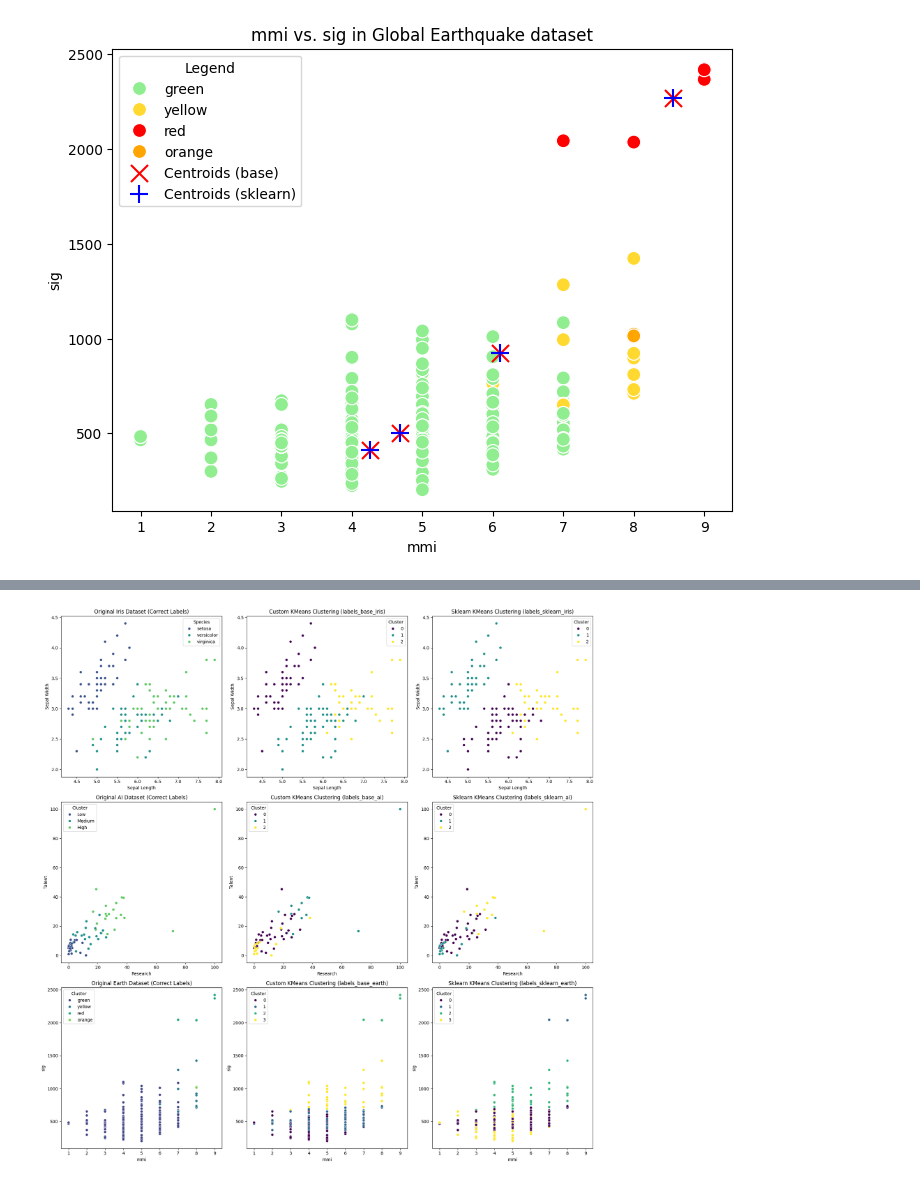
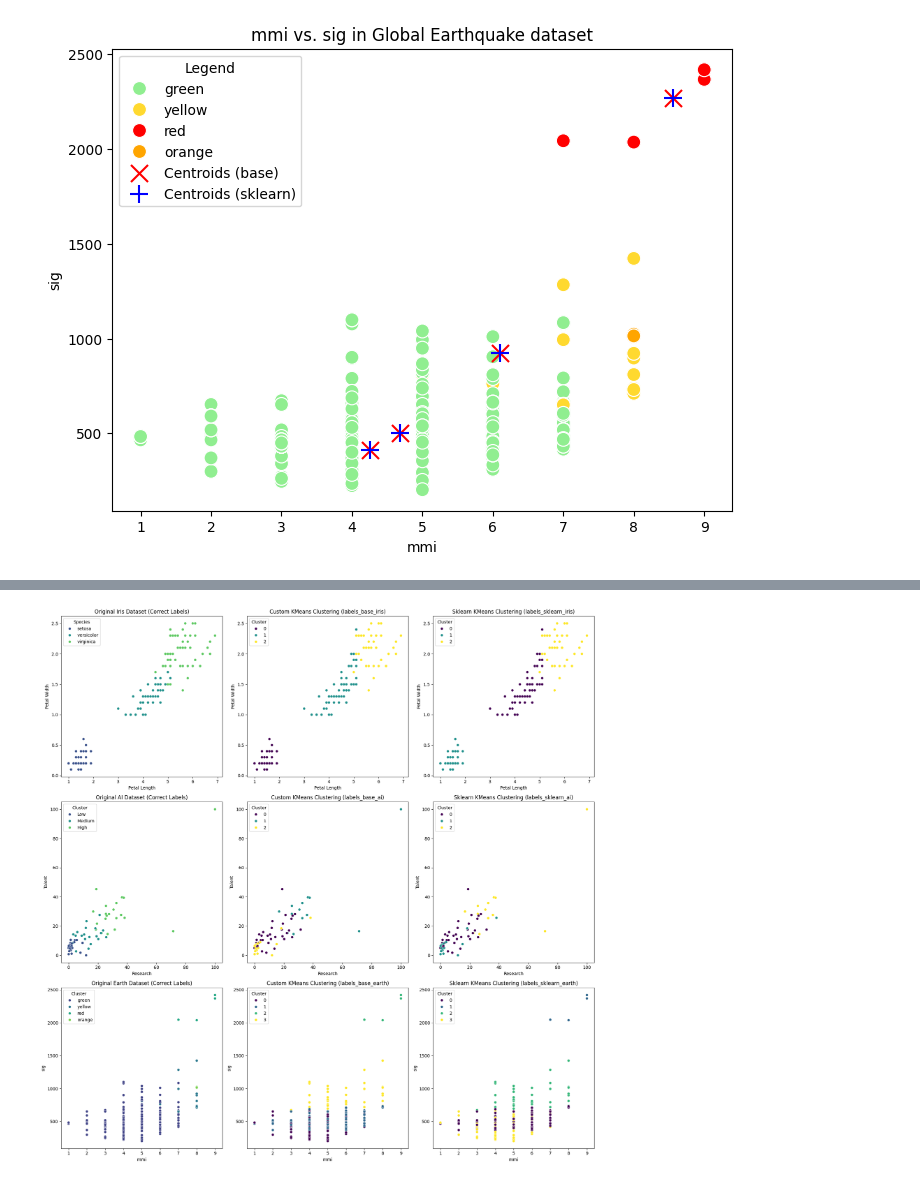
Before and after one commit to mirchandani-mohnish/ClusterMetrics, a Jupyter notebook: kmeans.ipynb, the cells around one changed output, grey strips where cells are left out. Saved outputs shown, nothing was run; the diff lists cells and outputs as text; code cells hidden in the pictures.

```diff
--- a/kmeans.ipynb
+++ b/kmeans.ipynb
@@ -347,75 +342,63 @@ Top 5 Features Sorted by Importance: ['sig', 'mmi', 'longitude', 'latitude', 'dm
 import matplotlib.pyplot as plt
 import seaborn as sns
 
-# Create a figure with three subplots
 fig, axes = plt.subplots(3, 3, figsize=(18, 18))
 
-# Plot 1: Original Iris Dataset with Correct Labels
-sns.scatterplot(data=iris, x="sepal_length", y="sepal_width", hue="species", palette="viridis", ax=axes[0][0])
+sns.scatterplot(data=iris, x="petal_length", y="petal_width", hue="species", palette="viridis", ax=axes[0][0])
 axes[0][0].set_title("Original Iris Dataset (Correct Labels)")
-axes[0][0].set_xlabel("Sepal Length")
-axes[0][0].set_ylabel("Sepal Width")
+axes[0][0].set_xlabel("Petal Length")
+axes[0][0].set_ylabel("Petal Width")
 axes[0][0].legend(title="Species")
 
-# Plot 2: Custom DBSCAN Labels (labels_base_iris)
-sns.scatterplot(data=iris, x="sepal_length", y="sepal_width", hue=labels_base_iris, palette="viridis", ax=axes[0][1])
+sns.scatterplot(data=iris, x="petal_length", y="petal_width", hue=labels_base_iris, palette="viridis", ax=axes[0][1])
 axes[0][1].set_title("Custom KMeans Clustering (labels_base_iris)")
-axes[0][1].set_xlabel("Sepal Length")
-axes[0][1].set_ylabel("Sepal Width")
+axes[0][1].set_xlabel("Petal Length")
+axes[0][1].set_ylabel("Petal Width")
 axes[0][1].legend(title="Cluster")
 
-# Plot 3: Sklearn DBSCAN Labels (labels_sklearn_iris)
-sns.scatterplot(data=iris, x="sepal_length", y="sepal_width", hue=labels_sklearn_iris, palette="viridis", ax=axes[0][2])
+sns.scatterplot(data=iris, x="petal_length", y="petal_width", hue=labels_sklearn_iris, palette="viridis", ax=axes[0][2])
 axes[0][2].set_title("Sklearn KMeans Clustering (labels_sklearn_iris)")
-axes[0][2].set_xlabel("Sepal Length")
-axes[0][2].set_ylabel("Sepal Width")
+axes[0][2].set_xlabel("Petal Length")
+axes[0][2].set_ylabel("Petal Width")
 axes[0][2].legend(title="Cluster")
 
-# Plot 1: Original Iris Dataset with Correct Labels
 sns.scatterplot(data=ai, x="Research", y="Talent", hue="Total_score_Category", palette="viridis", ax=axes[1][0])
 axes[1][0].set_title("Original AI Dataset (Correct Labels)")
 axes[1][0].set_xlabel("Research")
 axes[1][0].set_ylabel("Talent")
 axes[1][0].legend(title="Cluster")
 
-# Plot 2: Custom OPTICS Labels (labels_base_ai)
 sns.scatterplot(data=ai, x="Research", y="Talent", hue=labels_base_ai, palette="viridis", ax=axes[1][1])
 axes[1][1].set_title("Custom KMeans Clustering (labels_base_ai)")
 axes[1][1].set_xlabel("Research")
 axes[1][1].set_ylabel("Talent")
 axes[1][1].legend(title="Cluster")
 
-# Plot 3: Sklearn OPTICS Labels (labels_sklearn_ai)
 sns.scatterplot(data=ai, x="Research", y="Talent", hue=labels_sklearn_ai, palette="viridis", ax=axes[1][2])
 axes[1][2].set_title("Sklearn KMeans Clustering (labels_sklearn_ai)")
 axes[1][2].set_xlabel("Research")
 axes[1][2].set_ylabel("Talent")
 axes[1][2].legend(title="Cluster")
 
-
-# Plot 1: Original Iris Dataset with Correct Labels
 sns.scatterplot(data=earthquakes, x="mmi", y="sig", hue="alert", palette="viridis", ax=axes[2][0])
 axes[2][0].set_title("Original Earth Dataset (Correct Labels)")
 axes[2][0].set_xlabel("mmi")
 axes[2][0].set_ylabel("sig")
 axes[2][0].legend(title="Cluster")
 
-# Plot 2: Custom DBSCAN Labels (labels_base_ai)
 sns.scatterplot(data=earthquakes, x="mmi", y="sig", hue=labels_base_earth, palette="viridis", ax=axes[2][1])
 axes[2][1].set_title("Custom KMeans Clustering (labels_base_earth)")
 axes[2][1].set_xlabel("mmi")
 axes[2][1].set_ylabel("sig")
 axes[2][1].legend(title="Cluster")
 
-# Plot 3: Sklearn DBSCAN Labels (labels_sklearn_ai)
 sns.scatterplot(data=earthquakes, x="mmi", y="sig", hue=labels_sklearn_earth, palette="viridis", ax=axes[2][2])
 axes[2][2].set_title("Sklearn KMeans Clustering (labels_sklearn_earth)")
 axes[2][2].set_xlabel("mmi")
 axes[2][2].set_ylabel("sig")
 axes[2][2].legend(title="Cluster")
 
-# Adjust layout and display the plot
 plt.tight_layout()
 plt.show()
 # %% [output]
-[figure, old version]
+[figure, new version]
```
Also changed, not shown: parts of 6 cells of this notebook.
